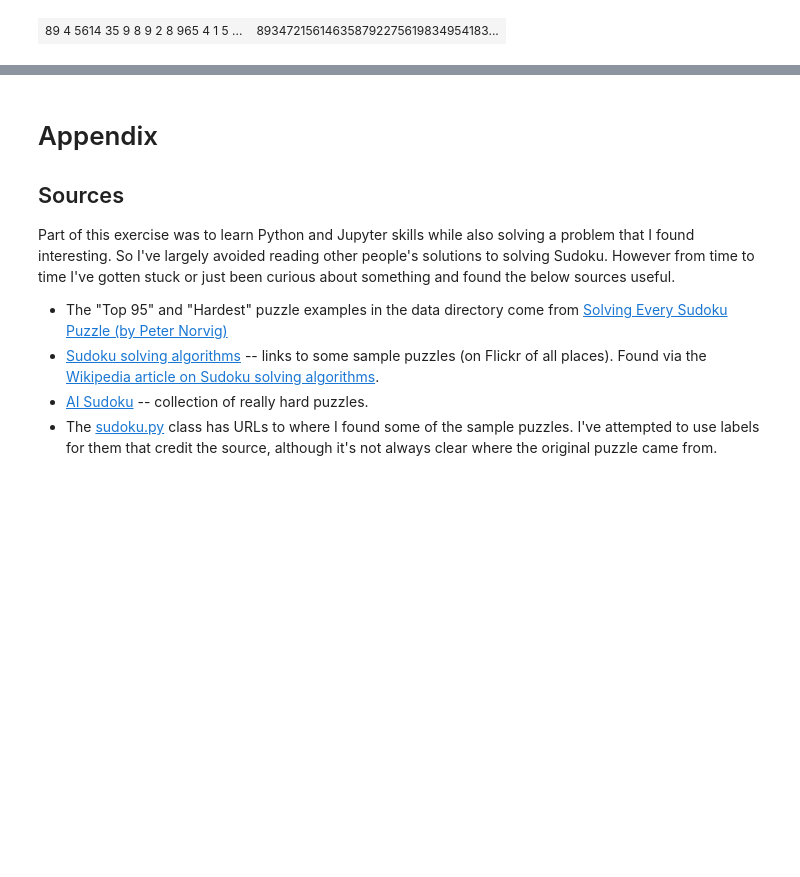
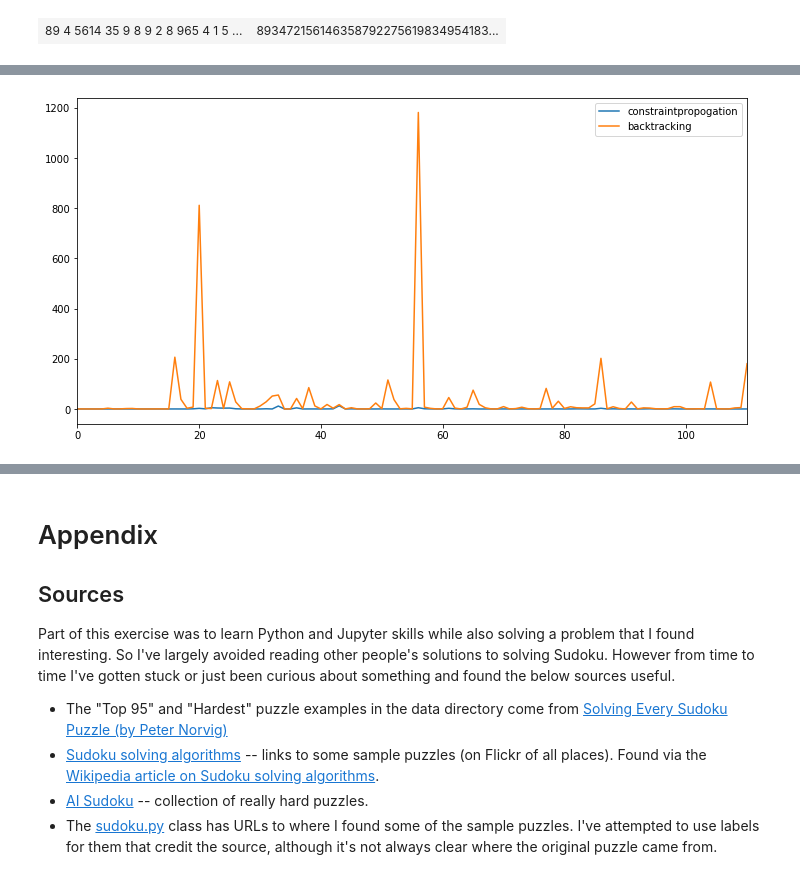
Before and after one commit to hissohathair/puzzle-solvers, a Jupyter notebook: Sudoku Solver.ipynb, the cells around one changed output, grey strips where cells are left out. Saved outputs shown, nothing was run; the diff lists cells and outputs as text; code cells hidden in the pictures; blank space fills up the shorter version.

```diff
--- a/Sudoku Solver.ipynb
+++ b/Sudoku Solver.ipynb
@@ -17,9 +24,10 @@ Objectives:
 # %%
-import sudoku as su
-import puzzlegrid as pg
 import pandas as pd
+import matplotlib.pyplot as plt
 from IPython.display import HTML, display, clear_output
 
+%matplotlib inline
+plt.rcParams["figure.figsize"] = [12, 6]
 pd.set_option('precision', 3)
 # %% [markdown]
 ## Help functions
@@ -85,6 +117,14 @@ Add more test cases from (insert source)
 # %%
-pt.add_testcases(pg.from_file("data/hardest.txt", level="Hard"))
-pt.add_testcases(pg.from_file("data/top95.txt", level="Diabolical"))
-for s in su.SOLVERS:
-    solver = su.SudokuSolver(p, method=s)
-    pt.run_tests(solver, s, callback=update_progress)
+import os.path
+
+TEST_RESULTS = "sudoku_test_results.pkl"
+if os.path.isfile(TEST_RESULTS):
+    df = pd.read_pickle(TEST_RESULTS)
+else:
+    pt.add_testcases(pg.from_file("data/hardest.txt", level="Hard"))
+    pt.add_testcases(pg.from_file("data/top95.txt", level="Diabolical"))
+    for s in su.SOLVERS:
+        solver = su.SudokuSolver(p, method=s)
+        pt.run_tests(solver, s, callback=update_progress)
+    df = pd.DataFrame(pt.get_test_results())
+    df.to_pickle(TEST_RESULTS)
@@ -112,0 +150,5 @@ df.to_pickle('sudoku_test_results.pkl')
+# %%
+solvers = su.SOLVERS
+axs = df[solvers].plot()
+# %% [output]
+[figure, added]
```
Also changed, not shown: parts of 38 cells of this notebook, 2 other files.
